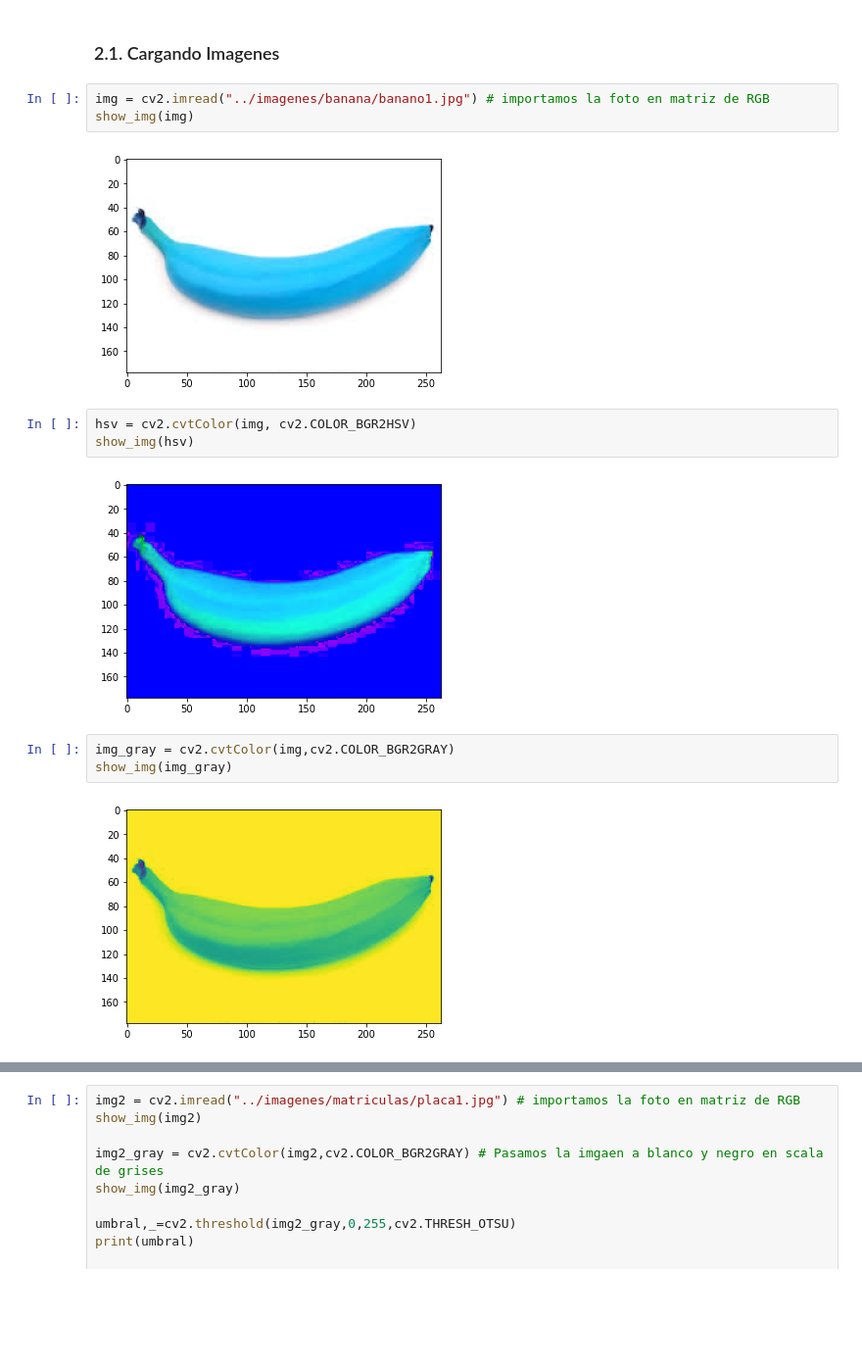
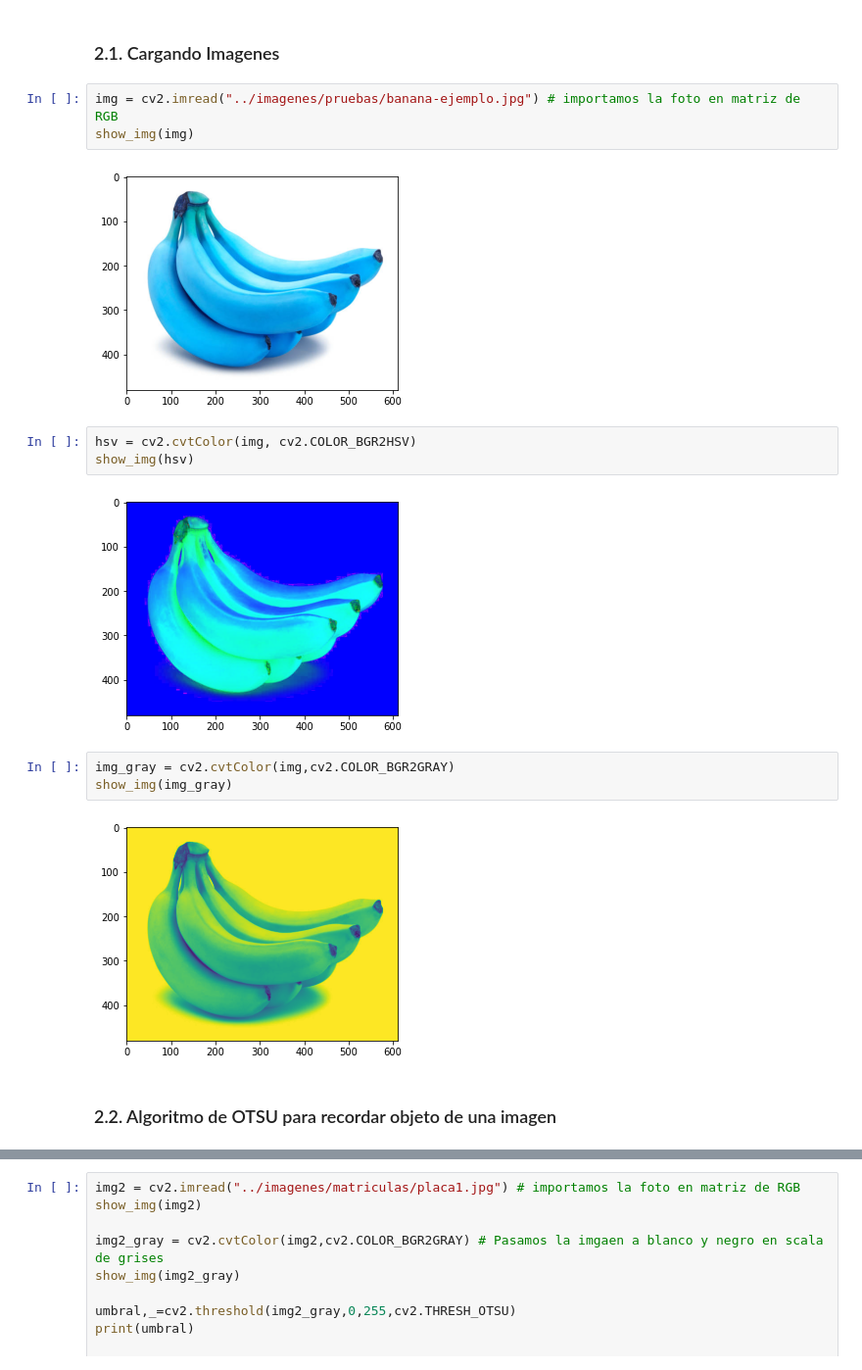
Before and after one commit to ParraCode/Curso-de-Computer-vision-y-Machine-Learning, a Jupyter notebook: apuntes/Modulo2.ipynb, the cells around one changed output, grey strips where cells are left out. Shown at 98% size. Drawn from its saved outputs; the diff is of its cells as text; blank space fills up the shorter version.

```diff
--- a/apuntes/Modulo2.ipynb
+++ b/apuntes/Modulo2.ipynb
@@ -41,20 +37,22 @@ from funciones_auxiliares.aux_01 import img_rgb_plot, img_gray_plot, show_img
 # %% [markdown]
 ### 2.1. Cargando Imagenes
 # %%
-img = cv2.imread("../imagenes/banana/banano1.jpg") # importamos la foto en matriz de RGB
+img = cv2.imread("../imagenes/pruebas/banana-ejemplo.jpg") # importamos la foto en matriz de RGB
 show_img(img)
 # %% [output]
-[figure, old version]
+[figure, new version]
 # %%
 hsv = cv2.cvtColor(img, cv2.COLOR_BGR2HSV)
 show_img(hsv)
 # %% [output]
-[figure, old version]
+[figure, new version]
 # %%
 img_gray = cv2.cvtColor(img,cv2.COLOR_BGR2GRAY)
 show_img(img_gray)
 # %% [output]
-[figure, old version]
+[figure, new version]
+# %% [markdown]
+### 2.2. Algoritmo de OTSU para recordar objeto de una imagen
 # %%
 # aahora hallamos el valor del umbral mendiante el metodo de OTSU que ya viene implementado en el cv2
 umbral,_=cv2.threshold(img_gray,0,255,cv2.THRESH_OTSU)
```
Also changed, not shown: parts of 12 cells of this notebook, 1 other file.
